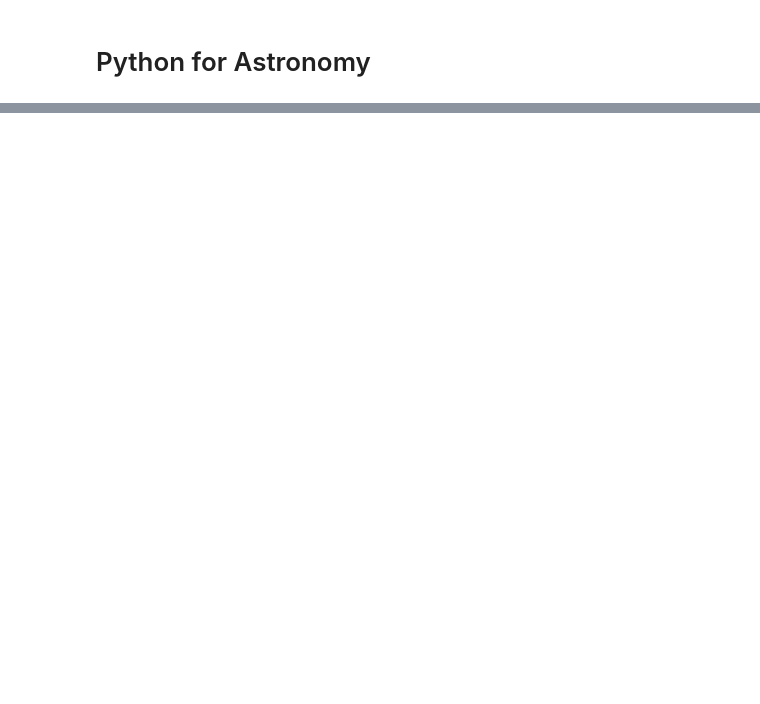
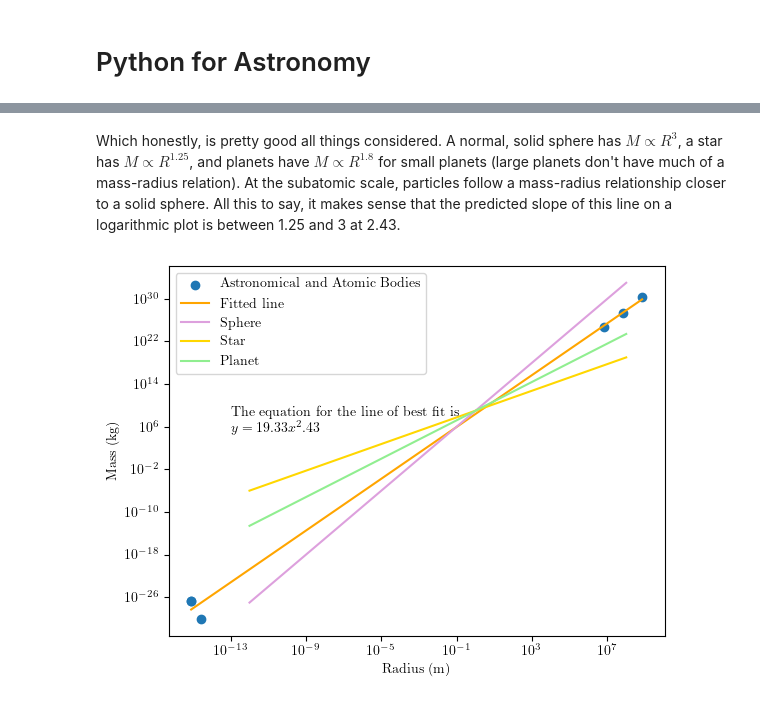
Before and after one commit to walipalmer/CFR-2024, a Jupyter notebook: module_astro/astro_module_working.ipynb, the cells around one changed output, grey strips where cells are left out. Cells and saved outputs as stored; diff of their text form; code cells hidden in the pictures; blank space fills up the shorter version.

```diff
--- a/module_astro/astro_module_working.ipynb
+++ b/module_astro/astro_module_working.ipynb
@@ -328,0 +425,22 @@ r_ele = 2.81e-15 #radius of an electron
+# %% [markdown]
+Which honestly, is pretty good all things considered. A normal, solid sphere has $M \propto R^3$, a star has $M \propto R^{1.25}$, and planets have $M \propto R^{1.8}$ for small planets (large planets don't have much of a mass-radius relation). At the subatomic scale, particles follow a mass-radius relationship closer to a solid sphere. All this to say, it makes sense that the predicted slope of this line on a logarithmic plot is between 1.25 and 3 at 2.43.
+# %%
+r = np.logspace(-12, 8, 20)
+m_sp = 1e9*r**3
+m_st = 1e9*r**1.25
+m_pl = 1e9*r**1.8
+
+plt.scatter(x, y, label='Astronomical and Atomic Bodies')
+plt.plot(sorted(x), np.exp(pred_f), label='Fitted line', color='orange')
+plt.plot(r, m_sp, label='Sphere', color='plum')
+plt.plot(r, m_st, label='Star', color='gold')
+plt.plot(r, m_pl, label='Planet', color='lightgreen')
+plt.annotate('The equation for the line of best fit is \n $y = {:.2f}x^{:.2f}$'.format(coefs[1], coefs[0]), (1e-13, 1e5))
+plt.xscale('log')
+plt.yscale('log')
+plt.xlabel('Radius (m)')
+plt.ylabel('Mass (kg)')
+plt.legend()
+plt.show()
+# %% [output]
+[figure, added]
```
Also changed, not shown: parts of 24 cells of this notebook.
